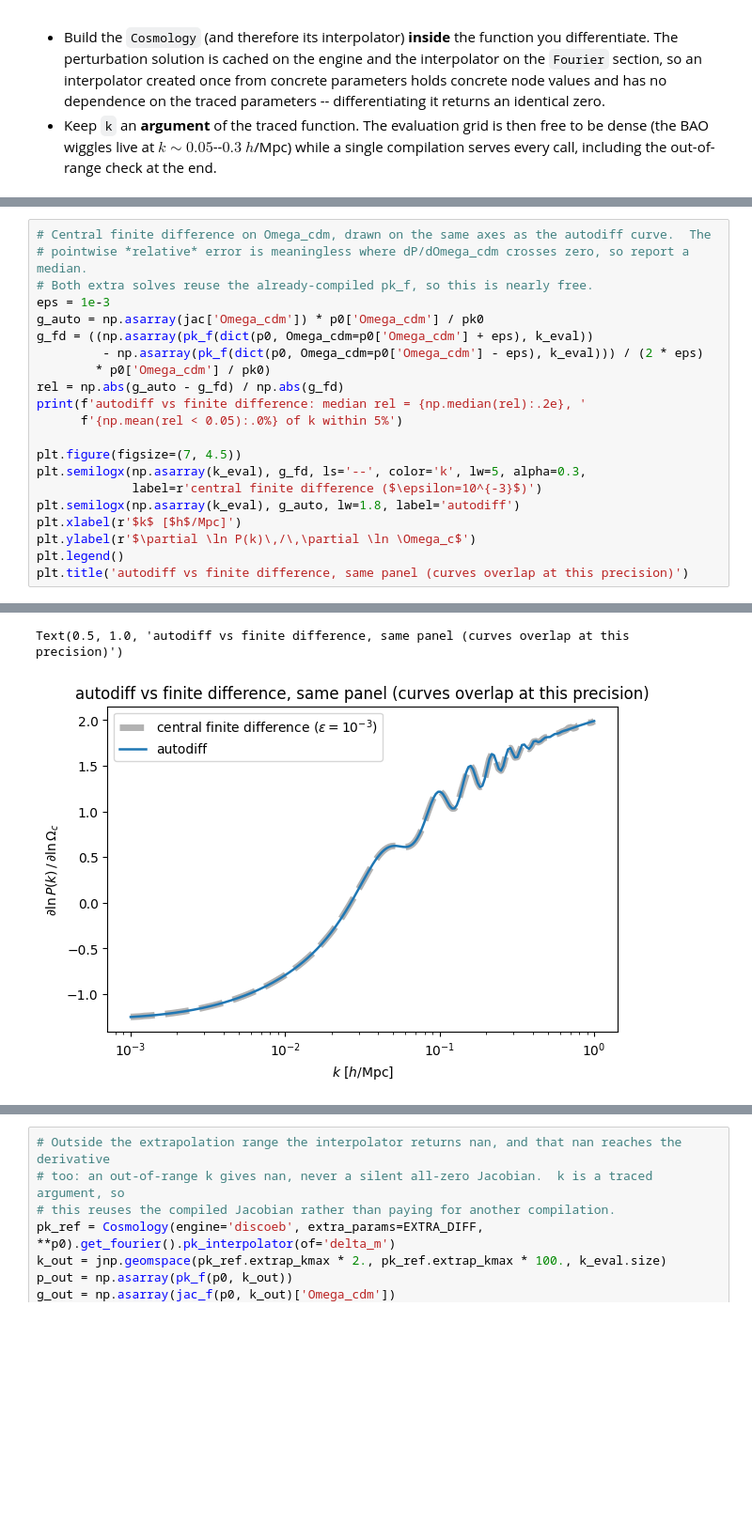
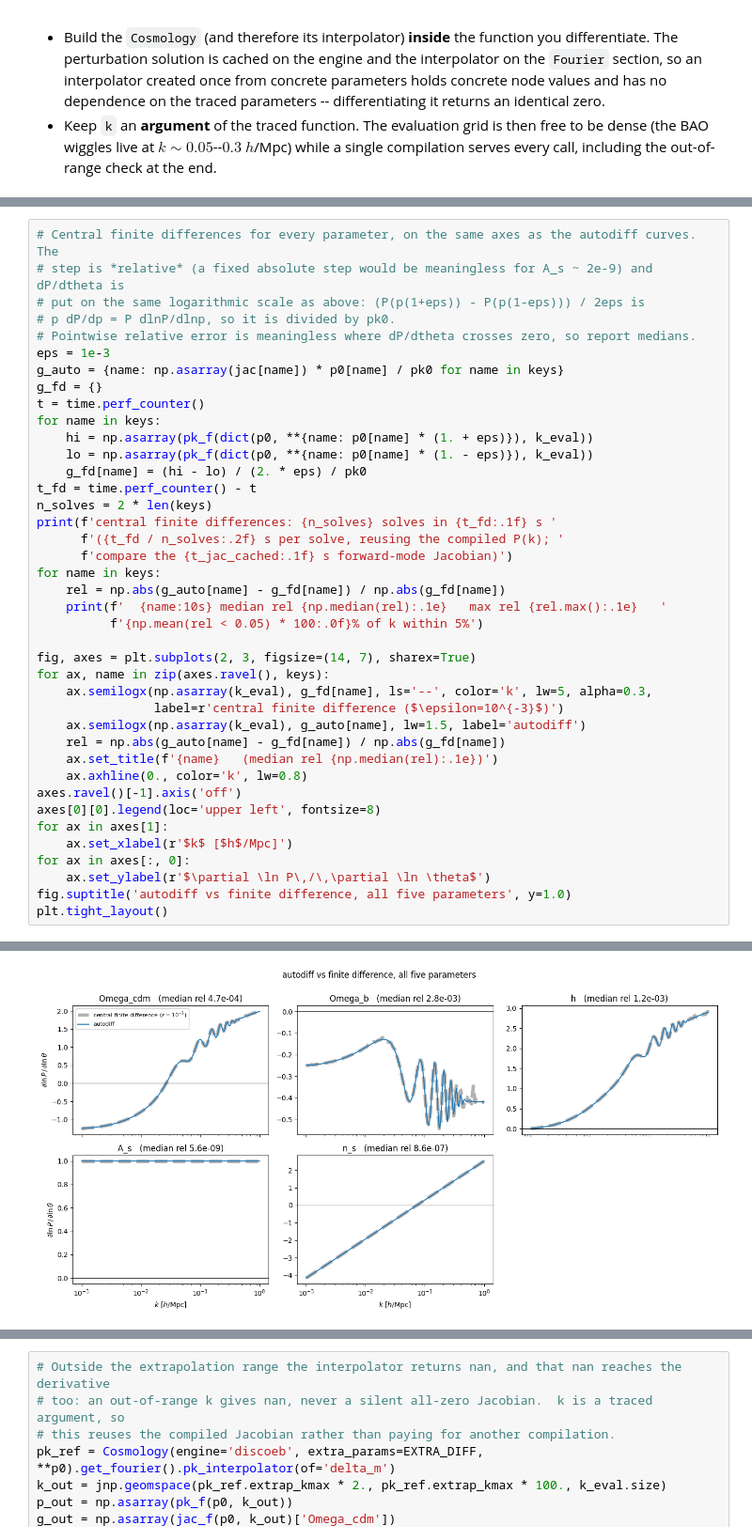
Before and after one commit to cosmodesi/cosmoprimo, a Jupyter notebook: nb/discoeb.ipynb, the cells around one changed output, grey strips where cells are left out. Shown at 94% size. Saved outputs shown, nothing was run; the diff lists cells and outputs as text; blank space fills up the shorter version.

```diff
--- a/nb/discoeb.ipynb
+++ b/nb/discoeb.ipynb
@@ -271,24 +271,43 @@ Jacobian  : 33.5 s first call, 10.0 s every call after (~23 s of the first call
 Text(0.5, 1.0, 'autodiff Jacobian of the interpolated $P(k)$')
 [figure]
 # %%
-# Central finite difference on Omega_cdm, drawn on the same axes as the autodiff curve.  The
-# pointwise *relative* error is meaningless where dP/dOmega_cdm crosses zero, so report a median.
-# Both extra solves reuse the already-compiled pk_f, so this is nearly free.
+# Central finite differences for every parameter, on the same axes as the autodiff curves.  The
+# step is *relative* (a fixed absolute step would be meaningless for A_s ~ 2e-9) and dP/dtheta is
+# put on the same logarithmic scale as above: (P(p(1+eps)) - P(p(1-eps))) / 2eps is
+# p dP/dp = P dlnP/dlnp, so it is divided by pk0.
+# Pointwise relative error is meaningless where dP/dtheta crosses zero, so report medians.
 eps = 1e-3
-g_auto = np.asarray(jac['Omega_cdm']) * p0['Omega_cdm'] / pk0
-g_fd = ((np.asarray(pk_f(dict(p0, Omega_cdm=p0['Omega_cdm'] + eps), k_eval))
-         - np.asarray(pk_f(dict(p0, Omega_cdm=p0['Omega_cdm'] - eps), k_eval))) / (2 * eps)
-        * p0['Omega_cdm'] / pk0)
-rel = np.abs(g_auto - g_fd) / np.abs(g_fd)
-print(f'autodiff vs finite difference: median rel = {np.median(rel):.2e}, '
-      f'{np.mean(rel < 0.05):.0%} of k within 5%')
+g_auto = {name: np.asarray(jac[name]) * p0[name] / pk0 for name in keys}
+g_fd = {}
+t = time.perf_counter()
+for name in keys:
+    hi = np.asarray(pk_f(dict(p0, **{name: p0[name] * (1. + eps)}), k_eval))
+    lo = np.asarray(pk_f(dict(p0, **{name: p0[name] * (1. - eps)}), k_eval))
+    g_fd[name] = (hi - lo) / (2. * eps) / pk0
+t_fd = time.perf_counter() - t
+n_solves = 2 * len(keys)
+print(f'central finite differences: {n_solves} solves in {t_fd:.1f} s '
+      f'({t_fd / n_solves:.2f} s per solve, reusing the compiled P(k); '
+      f'compare the {t_jac_cached:.1f} s forward-mode Jacobian)')
+for name in keys:
+    rel = np.abs(g_auto[name] - g_fd[name]) / np.abs(g_fd[name])
+    print(f'  {name:10s} median rel {np.median(rel):.1e}   max rel {rel.max():.1e}   '
+          f'{np.mean(rel < 0.05) * 100:.0f}% of k within 5%')
 
-plt.figure(figsize=(7, 4.5))
-plt.semilogx(np.asarray(k_eval), g_fd, ls='--', color='k', lw=5, alpha=0.3,
-             label=r'central finite difference ($\epsilon=10^{-3}$)')
-plt.semilogx(np.asarray(k_eval), g_auto, lw=1.8, label='autodiff')
-plt.xlabel(r'$k$ [$h$/Mpc]')
-plt.ylabel(r'$\partial \ln P(k)\,/\,\partial \ln \Omega_c$')
-plt.legend()
-plt.title('autodiff vs finite difference, same panel (curves overlap at this precision)')
+fig, axes = plt.subplots(2, 3, figsize=(14, 7), sharex=True)
+for ax, name in zip(axes.ravel(), keys):
+    ax.semilogx(np.asarray(k_eval), g_fd[name], ls='--', color='k', lw=5, alpha=0.3,
+                label=r'central finite difference ($\epsilon=10^{-3}$)')
+    ax.semilogx(np.asarray(k_eval), g_auto[name], lw=1.5, label='autodiff')
+    rel = np.abs(g_auto[name] - g_fd[name]) / np.abs(g_fd[name])
+    ax.set_title(f'{name}   (median rel {np.median(rel):.1e})')
+    ax.axhline(0., color='k', lw=0.8)
+axes.ravel()[-1].axis('off')
+axes[0][0].legend(loc='upper left', fontsize=8)
+for ax in axes[1]:
+    ax.set_xlabel(r'$k$ [$h$/Mpc]')
+for ax in axes[:, 0]:
+    ax.set_ylabel(r'$\partial \ln P\,/\,\partial \ln \theta$')
+fig.suptitle('autodiff vs finite difference, all five parameters', y=1.0)
+plt.tight_layout()
 # %% [output]
@@ -296,5 +320,4 @@ autodiff vs finite difference: median rel = 3.56e-04, 100% of k within 5%
-Text(0.5, 1.0, 'autodiff vs finite difference, same panel (curves overlap at this precision)')
-[figure, old version]
+[figure, new version]
 # %%
 # The ace engine (jaxeffort/jaxace emulators) is a fast reference with the same observables, and it
 # is differentiable too.  NB: its networks must be loaded by a concrete call *outside* any trace
```
Also changed, not shown: parts of 4 cells of this notebook.
